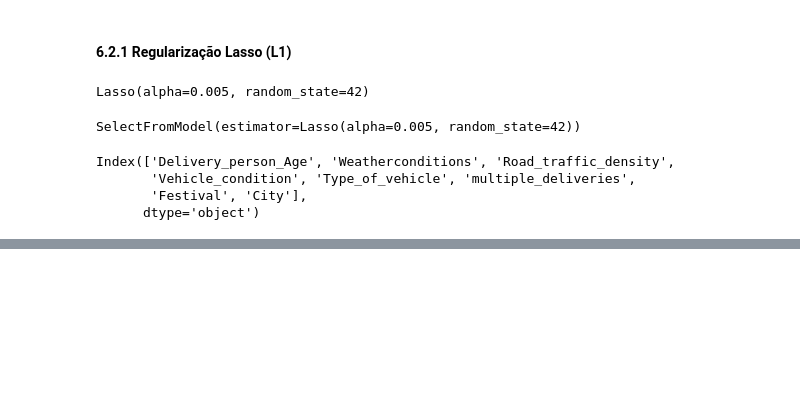
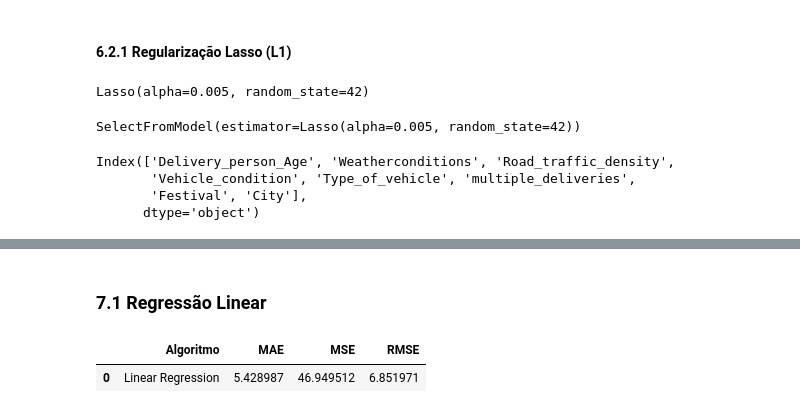
Before and after one commit to samantasobral/projeto_integrador_2, a Jupyter notebook: notebooks/Delivery.ipynb, the cells around one changed output, grey strips where cells are left out. Drawn from its saved outputs; the diff is of its cells as text; code cells hidden in the pictures; blank space fills up the shorter version.

Commit message:
feature: modelagem regressão linear

```diff
--- a/notebooks/Delivery.ipynb
+++ b/notebooks/Delivery.ipynb
@@ -734,0 +778,39 @@ Index(['Delivery_person_Age', 'Weatherconditions', 'Road_traffic_density',
+# %%
+df8 = df7.copy()
+# %%
+X = df8[cols_selected_boruta]
+y = df8['Time_taken(min)']
+
+X_train, X_test, y_train, y_test = train_test_split( X, y, test_size = 0.15, stratify=y, random_state=42)
+# %% [markdown]
+### 7.1 Regressão Linear
+# %%
+#definiindo o modelo:
+lr = LinearRegression()
+
+#treinamento:
+lr.fit(X_train, y_train)
+
+#previsões:
+y_pred = lr.predict(X_test)
+# %%
+#Métricas:
+
+def calculate_regression_metrics(nome_algoritmo, y_true, y_pred):
+    mae = mean_absolute_error(y_true, y_pred)
+    mse = mean_squared_error(y_true, y_pred)
+    rmse = np.sqrt(mse)
+
+    df = pd.DataFrame({
+        'Algoritmo': [nome_algoritmo],
+        'MAE': [mae],
+        'MSE': [mse],
+        'RMSE': [rmse]
+    })
+
+    return df
+# %%
+calculate_regression_metrics('Linear Regression', np.expm1(y_test), np.expm1(y_pred))
+# %% [output]
+|  | Algoritmo | MAE | MSE | RMSE |
+| 0 | Linear Regression | 5.428987 | 46.949512 | 6.851971 |
```
Also changed, not shown: parts of 9 cells of this notebook.
